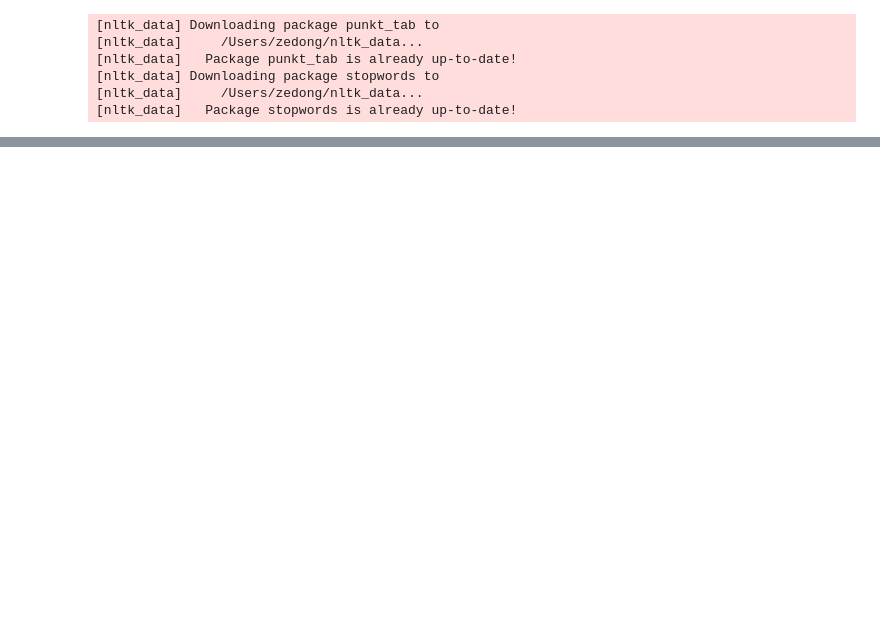
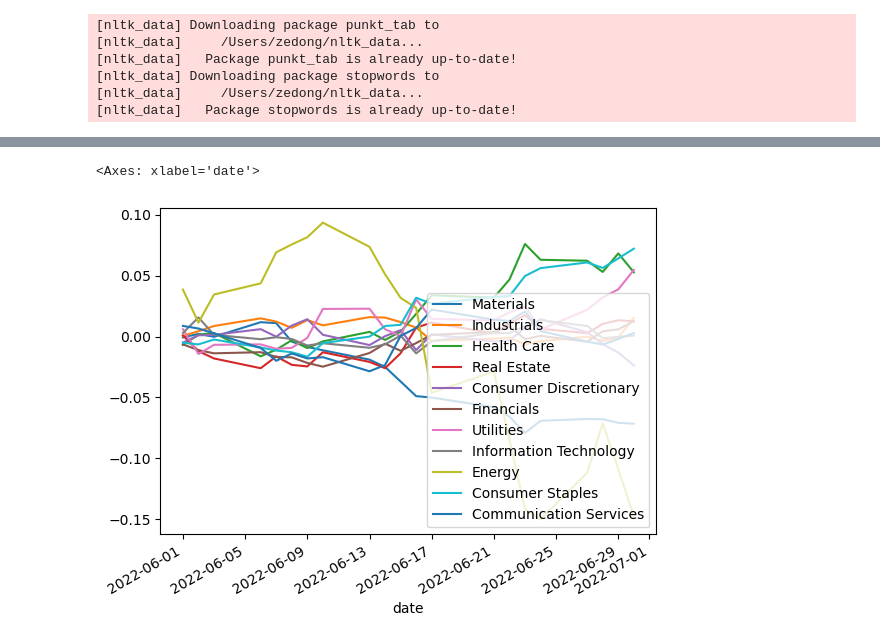
Before and after one commit to ZedongDaniel/capstone, a Jupyter notebook: nlp/test.ipynb, the cells around one changed output, grey strips where cells are left out. Cells and saved outputs as stored; diff of their text form; code cells hidden in the pictures; blank space fills up the shorter version.

```diff
--- a/nlp/test.ipynb
+++ b/nlp/test.ipynb
@@ -70,0 +77,8 @@ words.generate_word_cloud("Consumer Discretionary")
+# %%
+df = pd.read_csv("../Data/log_ret.csv", index_col='date')
+df.index = pd.to_datetime(df.index)
+subset = df.loc["2022-06-01": "2022-06-30",:].copy()
+
+benchmark = pd.read_csv("../Mid Cap Index/mid_cap_index.csv",index_col='date')
+benchmark.index = pd.to_datetime(benchmark.index)
+benchmark = benchmark.loc["2022-06-01": "2022-06-30","log_ret"].rename("benchmark").copy()
@@ -70,0 +87,3 @@ words.generate_word_cloud("Consumer Discretionary")
+# %%
+abnormal = subset.sub(benchmark, axis=0)
+abnormal
@@ -70,0 +109,3 @@ words.generate_word_cloud("Consumer Discretionary")
+# %%
+# abnormal_cret = np.exp(abnormal.cumsum())
+abnormal_cret = abnormal.cumsum()
@@ -70,0 +148,5 @@ words.generate_word_cloud("Consumer Discretionary")
+# %%
+abnormal_cret.plot()
+# %% [output]
+<Axes: xlabel='date'>
+[figure, added]
```
Also changed, not shown: parts of 13 cells of this notebook, 2 other files.
